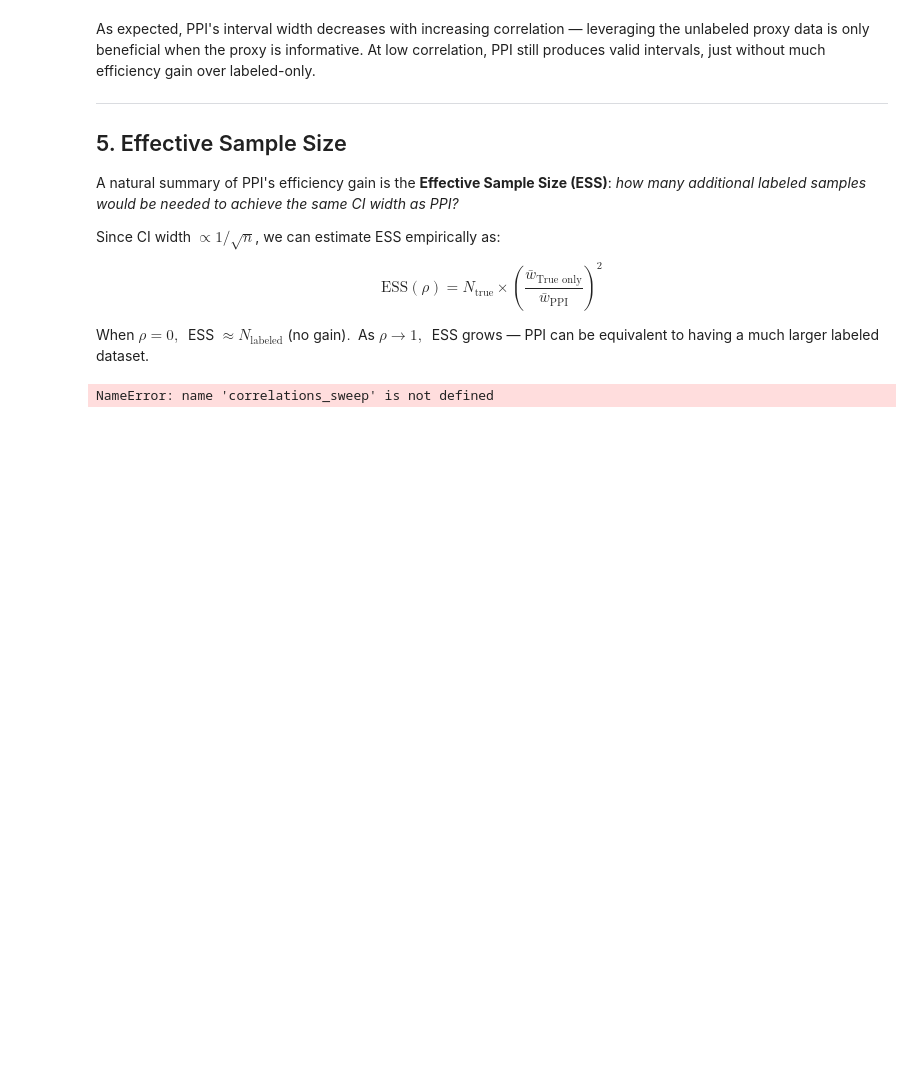
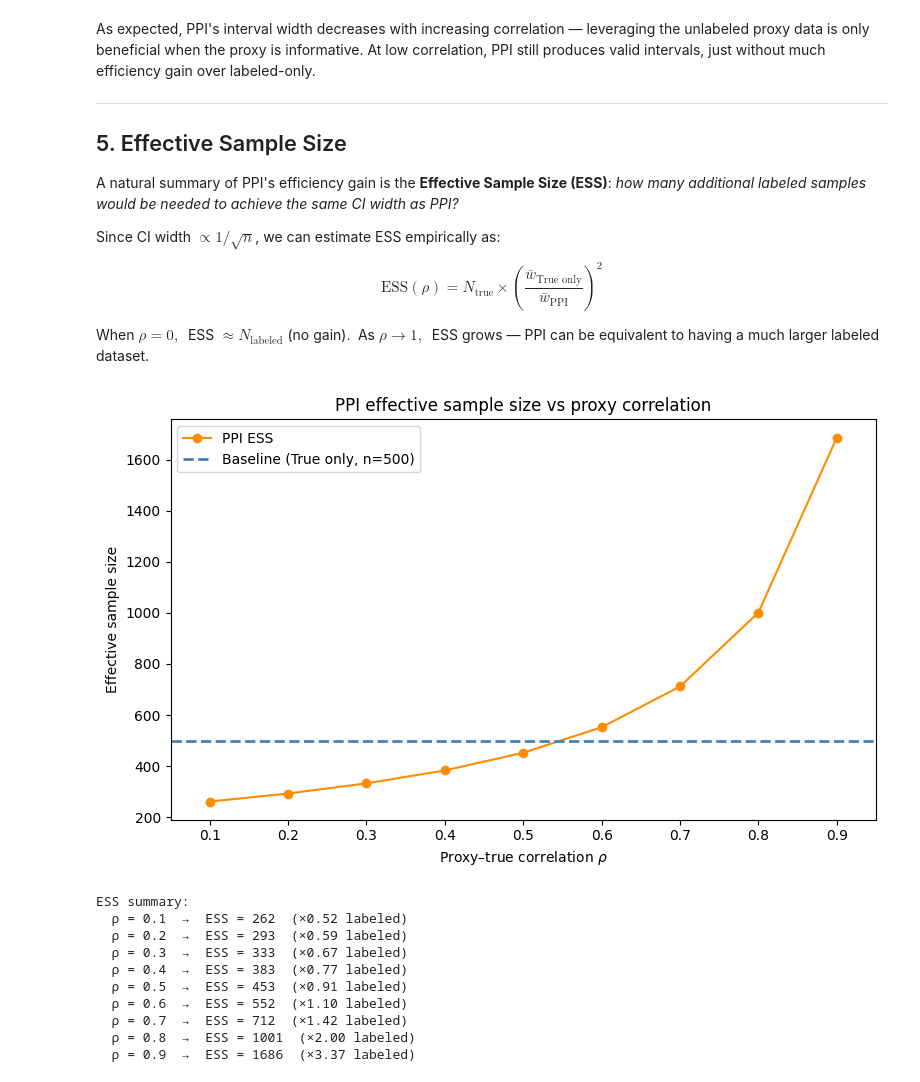
Before and after one commit to EmertonData/glide, a Jupyter notebook: docs/notebooks/PPI_demo_synthdata_binary.ipynb, the cells around one changed output. Saved outputs shown, nothing was run; the diff lists cells and outputs as text; code cells hidden in the pictures; blank space fills up the shorter version.

```diff
--- a/docs/notebooks/PPI_demo_synthdata_binary.ipynb
+++ b/docs/notebooks/PPI_demo_synthdata_binary.ipynb
@@ -305,30 +302,35 @@ $$\text{ESS}(\rho) = N_{\text{true}} \times \left(\frac{\bar{w}_{\text{True only
 
 When $\rho = 0,~$ ESS $\approx N_{\text{labeled}}$ (no gain)$.~$ As $\rho \to 1,~$ ESS grows — PPI can be equivalent to having a much larger labeled dataset.
 # %%
-ess_values = []
-for rho in correlations_sweep:
-    mean_w_labeled = np.mean(width_by_corr[rho]['True only'])
-    mean_w_ppi = np.mean(width_by_corr[rho]['PPI'])
-    ess = N_TRUE * (mean_w_labeled / mean_w_ppi) ** 2
-    ess_values.append(ess)
+ess_values = [np.mean(width_by_corr[rho]['ESS']) for rho in correlations]
 
 fig, ax = plt.subplots(figsize=(8, 5))
-ax.plot(correlations_sweep, ess_values, marker='o', color='darkorange', label='PPI ESS')
+ax.plot(correlations, ess_values, marker='o', color='darkorange', label='PPI ESS')
 ax.axhline(y=N_TRUE, color='steelblue', linestyle='--', lw=2,
            label=f'Baseline (True only, n={N_TRUE})')
-ax.set_xlabel('Proxy–human correlation $\\rho$')
+ax.set_xlabel('Proxy–true correlation $\\rho$')
 ax.set_ylabel('Effective sample size')
 ax.set_title('PPI effective sample size vs proxy correlation')
 ax.set_xlim(0.05, 0.95)
 ax.legend()
 plt.tight_layout()
 plt.show()
 
 print("ESS summary:")
-for rho, ess in zip(correlations_sweep, ess_values):
+for rho, ess in zip(correlations, ess_values):
     print(f"  ρ = {rho:.1f}  →  ESS = {ess:.0f}  (×{ess/N_TRUE:.2f} labeled)")
 # %% [output]
+[figure, added]
-NameError: name 'correlations_sweep' is not defined
+ESS summary:
+  ρ = 0.1  →  ESS = 262  (×0.52 labeled)
+  ρ = 0.2  →  ESS = 293  (×0.59 labeled)
+  ρ = 0.3  →  ESS = 333  (×0.67 labeled)
+  ρ = 0.4  →  ESS = 383  (×0.77 labeled)
+  ρ = 0.5  →  ESS = 453  (×0.91 labeled)
+  ρ = 0.6  →  ESS = 552  (×1.10 labeled)
+  ρ = 0.7  →  ESS = 712  (×1.42 labeled)
+  ρ = 0.8  →  ESS = 1001  (×2.00 labeled)
+  ρ = 0.9  →  ESS = 1686  (×3.37 labeled)
 # %% [markdown]
 ## Summary
 
```
Also changed, not shown: parts of 15 cells of this notebook, 7 other files.
